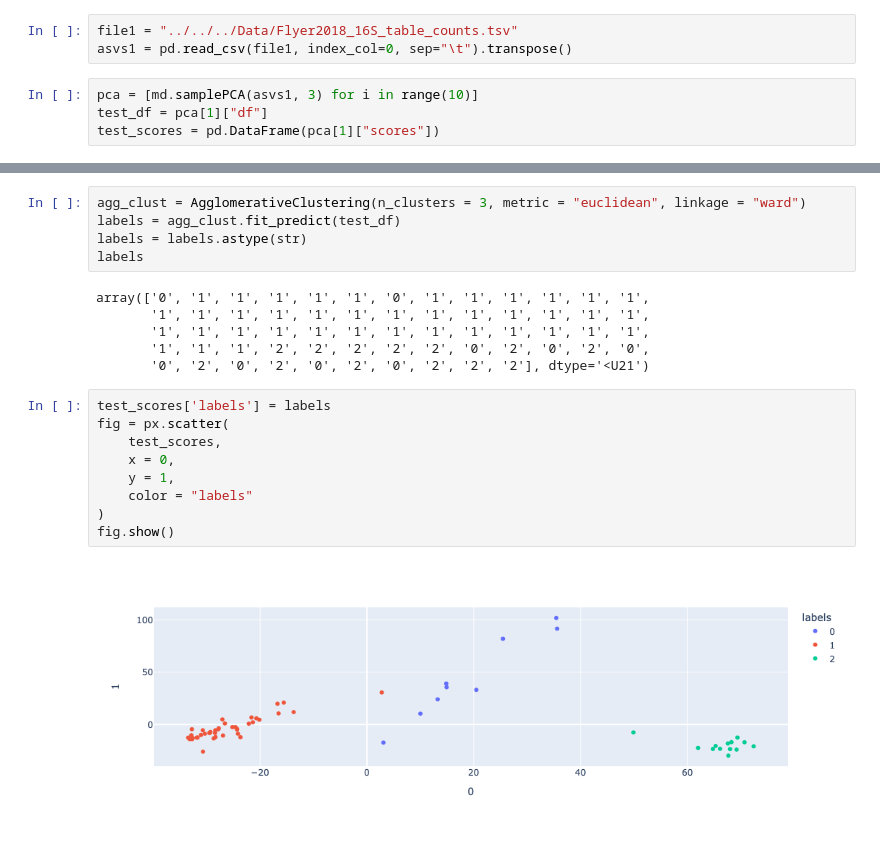
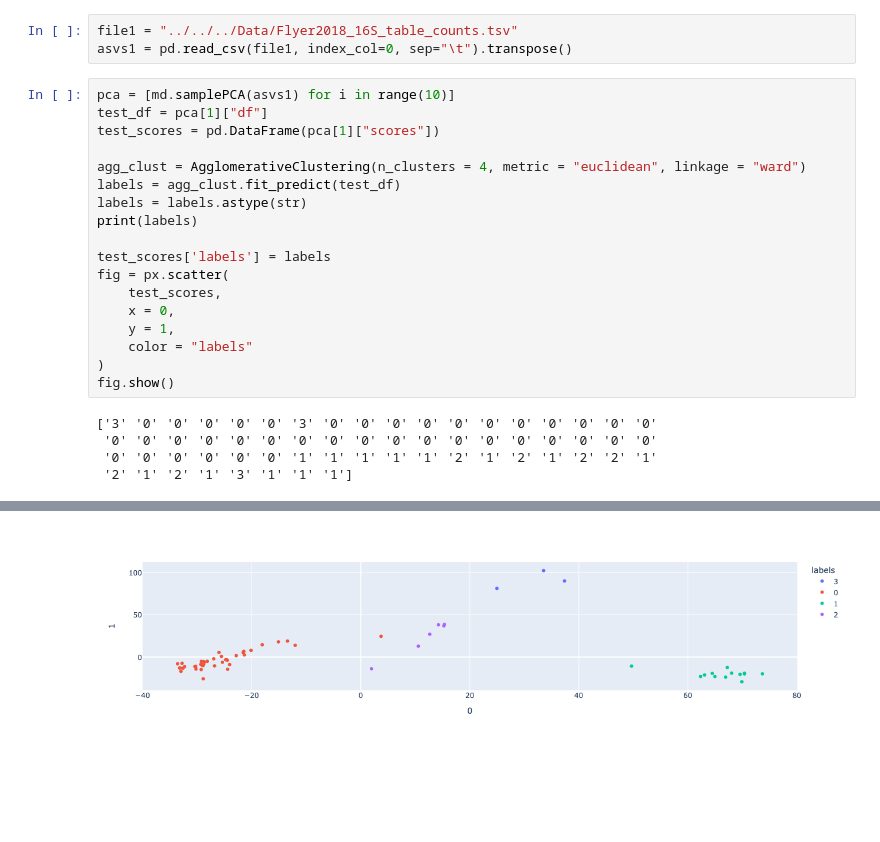
Before and after one commit to nvpatin/MAMBO, a Jupyter notebook: AccessoryScripts/erics_sandbox/Python/cluster test.ipynb, the cells around one changed output, grey strips where cells are left out. Cells and saved outputs as stored; diff of their text form; blank space fills up the shorter version.

```diff
--- a/AccessoryScripts/erics_sandbox/Python/cluster test.ipynb
+++ b/AccessoryScripts/erics_sandbox/Python/cluster test.ipynb
@@ -7,6 +7,25 @@ from sklearn.cluster import AgglomerativeClustering
 file1 = "../../../Data/Flyer2018_16S_table_counts.tsv"
 asvs1 = pd.read_csv(file1, index_col=0, sep="\t").transpose()
 # %%
-pca = [md.samplePCA(asvs1, 3) for i in range(10)]
+pca = [md.samplePCA(asvs1) for i in range(10)]
 test_df = pca[1]["df"]
 test_scores = pd.DataFrame(pca[1]["scores"])
+
+agg_clust = AgglomerativeClustering(n_clusters = 4, metric = "euclidean", linkage = "ward")
+labels = agg_clust.fit_predict(test_df)
+labels = labels.astype(str)
+print(labels)
+
+test_scores['labels'] = labels
+fig = px.scatter(
+    test_scores,
+    x = 0,
+    y = 1,
+    color = "labels"
+)
+fig.show()
+# %% [output]
+['3' '0' '0' '0' '0' '0' '3' '0' '0' '0' '0' '0' '0' '0' '0' '0' '0' '0'
+ '0' '0' '0' '0' '0' '0' '0' '0' '0' '0' '0' '0' '0' '0' '0' '0' '0' '0'
+ '0' '0' '0' '0' '0' '0' '1' '1' '1' '1' '1' '2' '1' '2' '1' '2' '2' '1'
+ '2' '1' '2' '1' '3' '1' '1' '1']
@@ -13,23 +33,2 @@ test_scores = pd.DataFrame(pca[1]["scores"])
+[figure, added]
-# %%
-agg_clust = AgglomerativeClustering(n_clusters = 3, metric = "euclidean", linkage = "ward")
-labels = agg_clust.fit_predict(test_df)
-labels = labels.astype(str)
-labels
-# %% [output]
-array(['0', '1', '1', '1', '1', '1', '0', '1', '1', '1', '1', '1', '1',
-       '1', '1', '1', '1', '1', '1', '1', '1', '1', '1', '1', '1', '1',
-       '1', '1', '1', '1', '1', '1', '1', '1', '1', '1', '1', '1', '1',
-       '1', '1', '1', '2', '2', '2', '2', '2', '0', '2', '0', '2', '0',
-       '0', '2', '0', '2', '0', '2', '0', '2', '2', '2'], dtype='<U21')
-# %%
-test_scores['labels'] = labels
-fig = px.scatter(
-    test_scores,
-    x = 0,
-    y = 1,
-    color = "labels"
-)
-fig.show()
-# %% [output]
-[figure, removed]
 # %%
```
Also changed, not shown: parts of 3 cells of this notebook, 3 other files.
